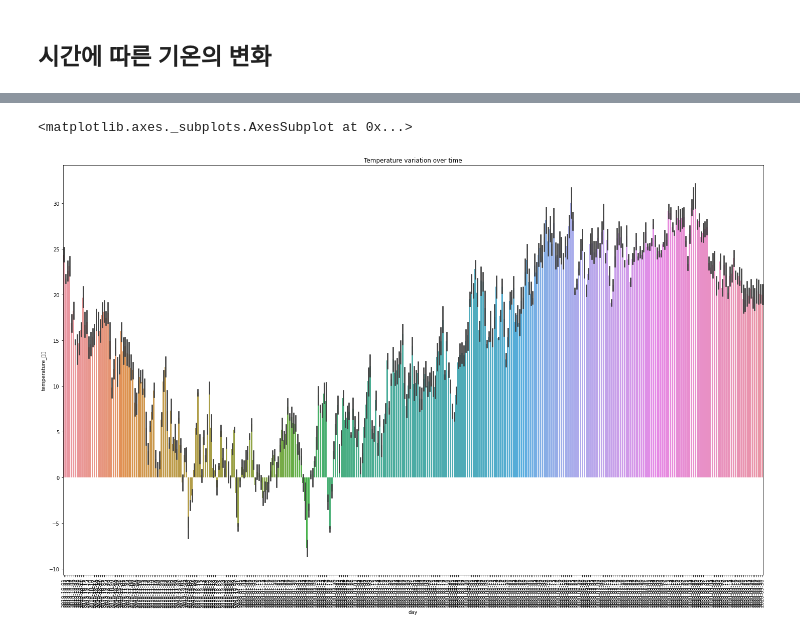
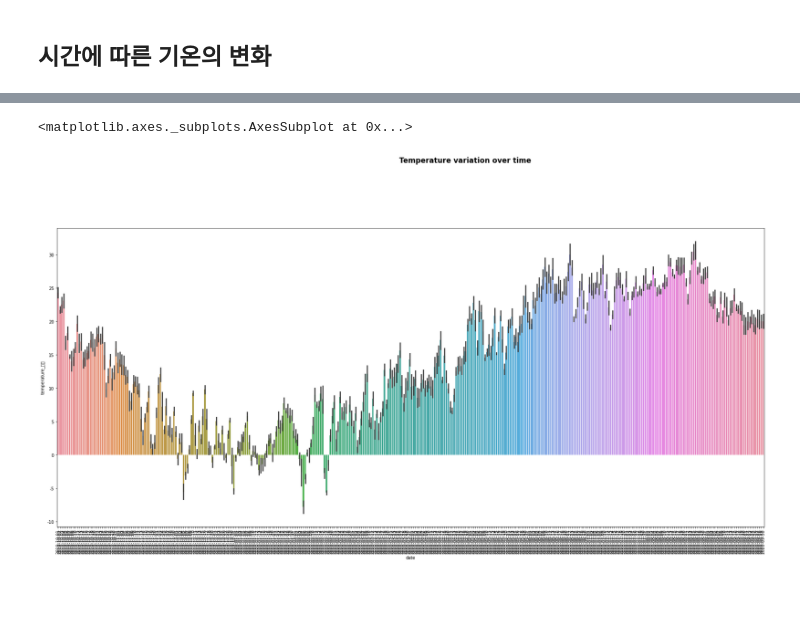
Before and after one commit to wiv33/A-Learning-python, a Jupyter notebook: machine-learning/_000_hello_machine/_000_basic/_003_tensorflow_cuk_edu/_002_2_ml/_002_weather_analysis.ipynb, the cells around one changed output, grey strips where cells are left out. Saved outputs shown, nothing was run; the diff lists cells and outputs as text; code cells hidden in the pictures; blank space fills up the shorter version.

```diff
--- a/machine-learning/_000_hello_machine/_000_basic/_003_tensorflow_cuk_edu/_002_2_ml/_002_weather_analysis.ipynb
+++ b/machine-learning/_000_hello_machine/_000_basic/_003_tensorflow_cuk_edu/_002_2_ml/_002_weather_analysis.ipynb
@@ -137,7 +156,9 @@ memory usage: 274.5+ KB
 
 강수, 강수형태, 습도, 기온, 풍향, 풍속
 # %%
-df = df_precipitation.iloc[:, :2]
+df_precipitation.insert(0, column='date', value=np.array(dates).flatten())
+
+df = df_precipitation.iloc[:, [0, 2]]
 df['precipitation_강수'] = df_precipitation.precipitation
 df['precipitation_shape_강수형태'] = df_precipitation_shape['precipitation_shape']
 df['temperature_기온'] = df_temperature['temperature']
@@ -181,7 +201,7 @@ len(np.array(dates).flatten())
 # %%
 df.hour = df.hour.apply(hour_regulation)
-df.index = np.array(dates).flatten()
-df.day = df.day.apply(lambda x: int(x))
+
+# df.day = df.day.apply(lambda x: int(x))
 
 df.info()
 # %% [output]
@@ -294,3 +348,17 @@ import seaborn as sns
+# %%
+import matplotlib as mpl
+import matplotlib.pyplot as plt
+import seaborn as sns
+import matplotlib.font_manager as fm
+
+BM_HANNA = fm.FontProperties(fname='/usr/share/fonts/truetype/woowa/BM-HANNA.ttf')
+NANUM_GOTHIC = fm.FontProperties(fname='/usr/share/fonts/truetype/nanum/NanumGothic.ttf')
+NANUM_GOTHIC_CODING = fm.FontProperties(fname='/usr/share/fonts/truetype/nanum/NanumGothicCoding.ttf')
+
+fm._rebuild()
+
+plt.rc('font', family=NANUM_GOTHIC.get_name())
+mpl.rcParams['axes.unicode_minus'] = False
 # %% [markdown]
 ## 시간에 따른 기온의 변화
 # %%
@@ -314,12 +382,21 @@ df.tail()
 # %%
-plt.figure(figsize=(25, 15))
+plt.figure(figsize=(30, 13))
 
 
-plt.title('Temperature variation over time')
 plt.xlabel('day')
 plt.ylabel('temperature')
+
+# figure title
+plt.suptitle('Temperature variation over time',
+             fontsize=17,
+             fontweight='bold',
+             x=.5,
+             y=1.06,
+             ha='left' # horizontal alignment
+             )
+
 plt.xticks(rotation=90)
-sns.barplot(x=df.index, y=df['temperature_기온'])
+sns.barplot(x=df['date'], y=df['temperature_기온'])
 # %% [output]
 <matplotlib.axes._subplots.AxesSubplot at 0x...>
-[figure, old version]
+[figure, new version]
```
Also changed, not shown: parts of 24 cells of this notebook.
